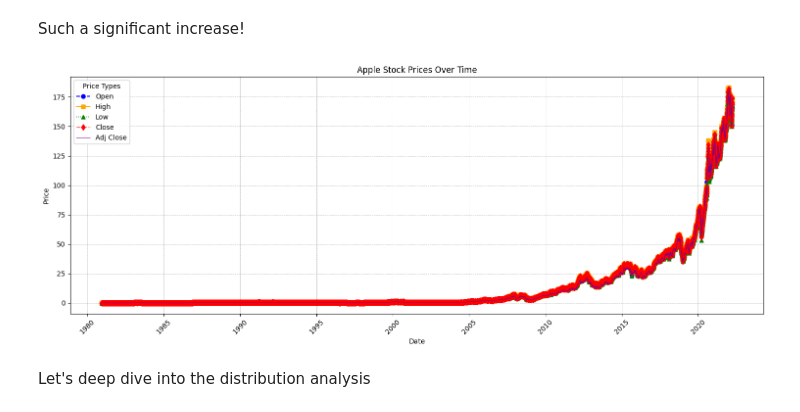
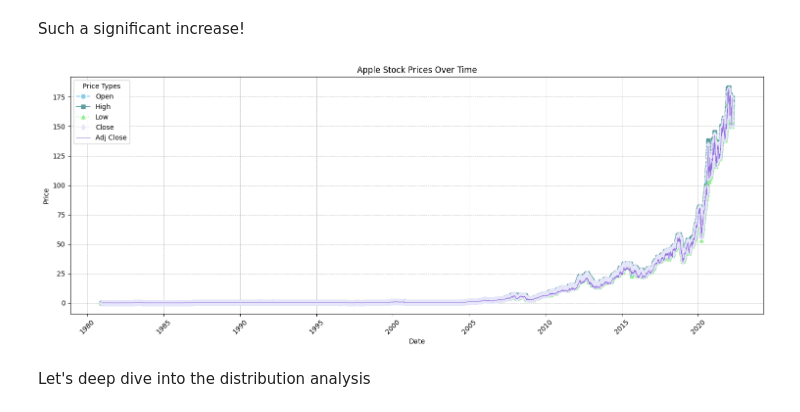
Before and after one commit to dhiiil/inferential-statistic, a Jupyter notebook: Dataset_Inference_Test/notebook/data_analysis.ipynb, the cells around one changed output. Drawn from its saved outputs; the diff is of its cells as text; code cells hidden in the pictures.

```diff
--- a/Dataset_Inference_Test/notebook/data_analysis.ipynb
+++ b/Dataset_Inference_Test/notebook/data_analysis.ipynb
@@ -64,24 +67,24 @@ df_stock['Date'] = pd.to_datetime(df_stock['Date'], format=r'%Y-%m-%d')
 # %%
 # To make it clearer let's see this line plot
 
 plt.figure(figsize=(15, 6))
-plt.plot(df_stock['Date'], df_stock['Open'], label='Open', linestyle='--', marker='o', linewidth=1.5, markersize=6, color='blue')
-plt.plot(df_stock['Date'], df_stock['High'], label='High', linestyle='-', marker='s', linewidth=1.3, markersize=6, color='orange')
-plt.plot(df_stock['Date'], df_stock['Low'], label='Low', linestyle=':', marker='^', linewidth=1.1, markersize=6, color='green')
-plt.plot(df_stock['Date'], df_stock['Close'], label='Close', linestyle='-.', marker='d', linewidth=0.9, markersize=6, color='red')
-plt.plot(df_stock['Date'], df_stock['Adj Close'], label='Adj Close', linestyle='-', linewidth=0.7, markersize=6, color='purple')
+plt.plot(df_stock['Date'], df_stock['Open'], label='Open', linestyle='--', marker='o', linewidth=1.5, markersize=6, color='skyblue')
+plt.plot(df_stock['Date'], df_stock['High'], label='High', linestyle='-', marker='s', linewidth=1.3, markersize=6, color='cadetblue')
+plt.plot(df_stock['Date'], df_stock['Low'], label='Low', linestyle=':', marker='^', linewidth=1.1, markersize=6, color='lightgreen')
+plt.plot(df_stock['Date'], df_stock['Close'], label='Close', linestyle='-.', marker='d', linewidth=0.9, markersize=6, color='lavender')
+plt.plot(df_stock['Date'], df_stock['Adj Close'], label='Adj Close', linestyle='-', linewidth=0.7, markersize=6, color='mediumpurple')
 
 plt.grid(True, which='both', linestyle='--', linewidth=0.5, color='gray', alpha=0.7)
 plt.legend(loc='upper left', fontsize=10, frameon=True, framealpha=0.9, title="Price Types")
 
 plt.xticks(rotation=45)
 plt.xlabel("Date")
 plt.ylabel("Price")
 plt.title("Apple Stock Prices Over Time")
 plt.tight_layout()
 plt.show()
 # %% [output]
-[figure, old version]
+[figure, new version]
 # %% [markdown]
 Let's deep dive into the distribution analysis
 # %% [markdown]
```
Also changed, not shown: parts of 7 cells of this notebook.
